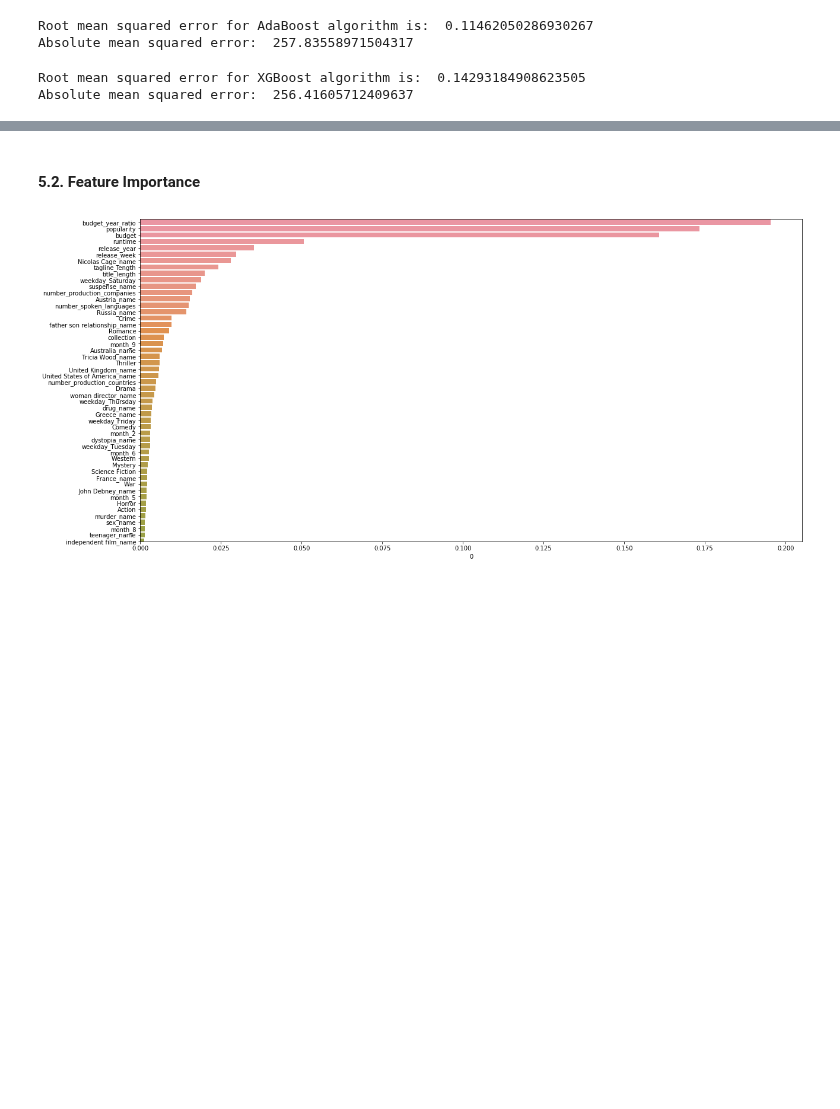
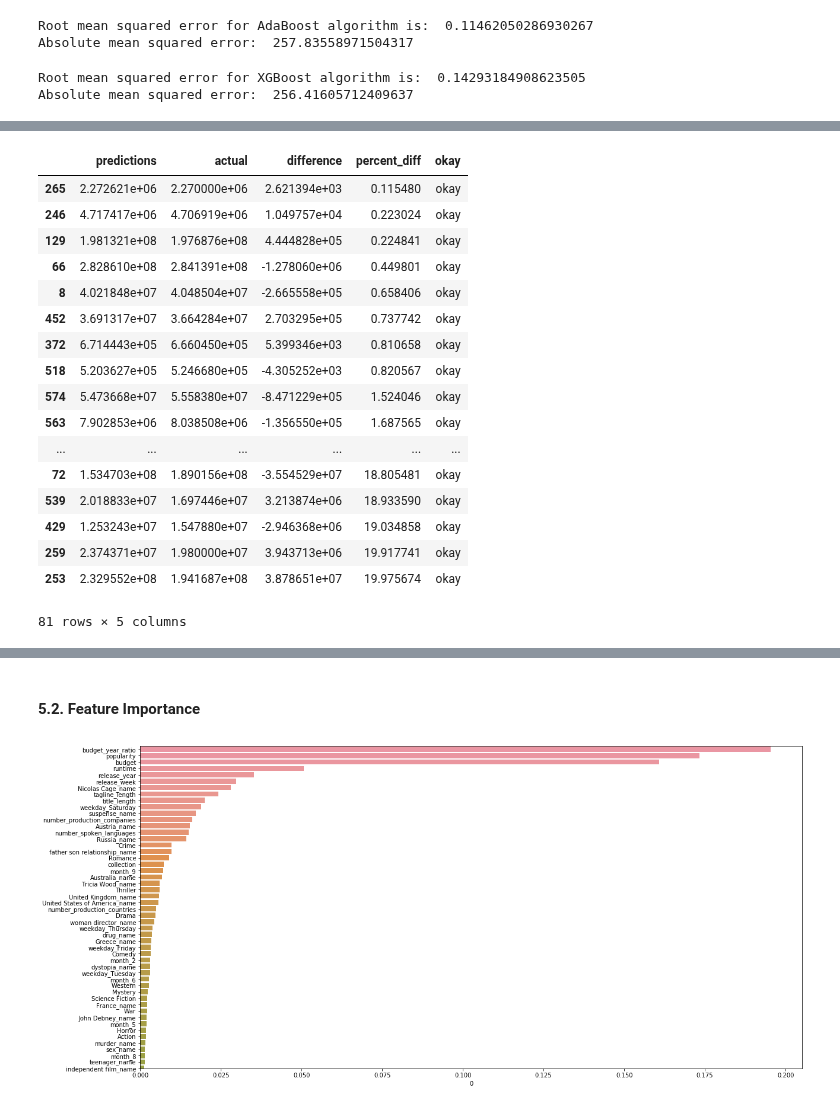
Before and after one commit to julianikulski/tmdb, a Jupyter notebook: tmdb.ipynb, the cells around one changed output, grey strips where cells are left out. Cells and saved outputs as stored; diff of their text form; code cells hidden in the pictures; blank space fills up the shorter version.

```diff
--- a/tmdb.ipynb
+++ b/tmdb.ipynb
@@ -2011,0 +2015,21 @@ comp_df
+# %%
+comp_df[comp_df['okay'] == 'okay'].sort_values('percent_diff')
+# %% [output]
+|  | predictions | actual | difference | percent_diff | okay |
+| 265 | 2.272621e+06 | 2.270000e+06 | 2.621394e+03 | 0.115480 | okay |
+| 246 | 4.717417e+06 | 4.706919e+06 | 1.049757e+04 | 0.223024 | okay |
+| 129 | 1.981321e+08 | 1.976876e+08 | 4.444828e+05 | 0.224841 | okay |
+| 66 | 2.828610e+08 | 2.841391e+08 | -1.278060e+06 | 0.449801 | okay |
+| 8 | 4.021848e+07 | 4.048504e+07 | -2.665558e+05 | 0.658406 | okay |
+| 452 | 3.691317e+07 | 3.664284e+07 | 2.703295e+05 | 0.737742 | okay |
+| 372 | 6.714443e+05 | 6.660450e+05 | 5.399346e+03 | 0.810658 | okay |
+| 518 | 5.203627e+05 | 5.246680e+05 | -4.305252e+03 | 0.820567 | okay |
+| 574 | 5.473668e+07 | 5.558380e+07 | -8.471229e+05 | 1.524046 | okay |
+| 563 | 7.902853e+06 | 8.038508e+06 | -1.356550e+05 | 1.687565 | okay |
+| ... | ... | ... | ... | ... | ... |
+| 72 | 1.534703e+08 | 1.890156e+08 | -3.554529e+07 | 18.805481 | okay |
+| 539 | 2.018833e+07 | 1.697446e+07 | 3.213874e+06 | 18.933590 | okay |
+| 429 | 1.253243e+07 | 1.547880e+07 | -2.946368e+06 | 19.034858 | okay |
+| 259 | 2.374371e+07 | 1.980000e+07 | 3.943713e+06 | 19.917741 | okay |
+| 253 | 2.329552e+08 | 1.941687e+08 | 3.878651e+07 | 19.975674 | okay |
+81 rows × 5 columns
```
Also changed, not shown: parts of 14 cells of this notebook.
